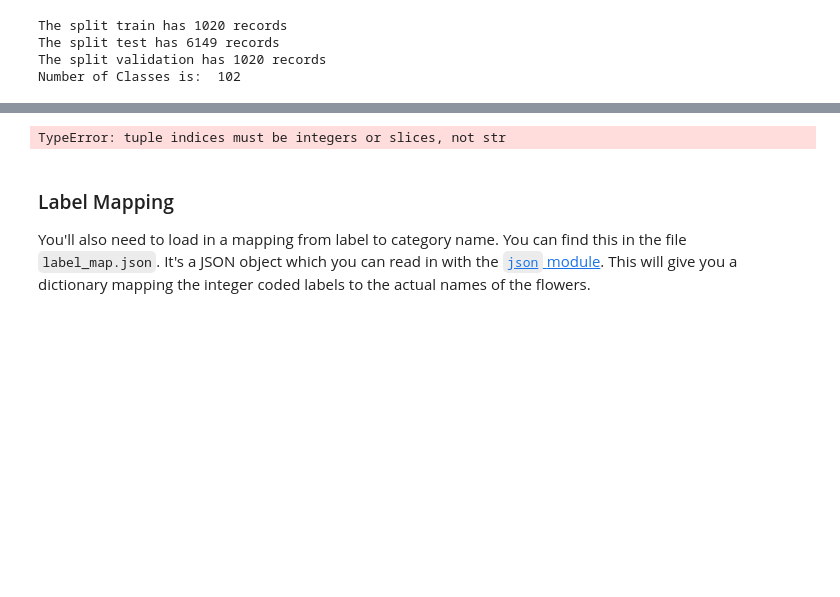
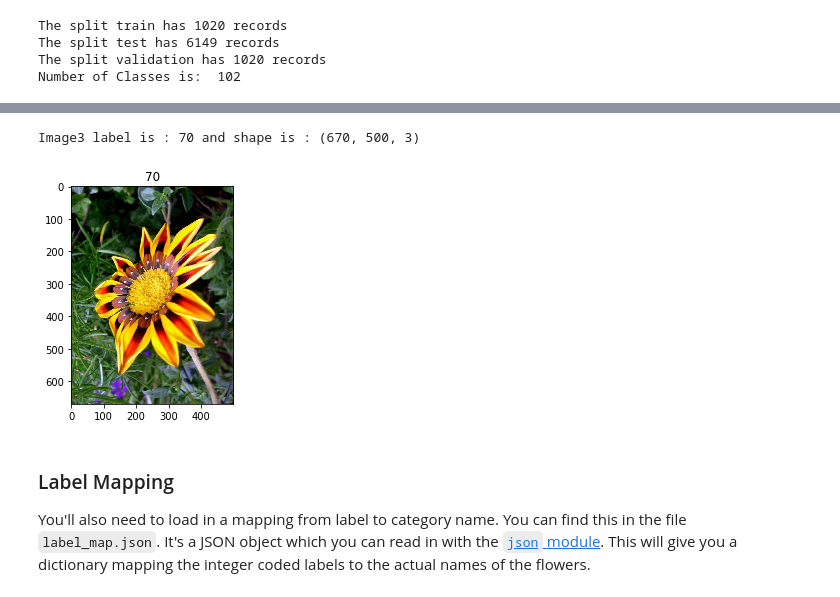
Before and after one commit to dwolfs/intro-to-ml-tensorflow, a Jupyter notebook: projects/p2_image_classifier/Project_Image_Classifier_Project.ipynb, the cells around one changed output, grey strips where cells are left out. Saved outputs shown, nothing was run; the diff lists cells and outputs as text; code cells hidden in the pictures; blank space fills up the shorter version.

```diff
--- a/projects/p2_image_classifier/Project_Image_Classifier_Project.ipynb
+++ b/projects/p2_image_classifier/Project_Image_Classifier_Project.ipynb
@@ -135,12 +147,13 @@ TypeError: tuple indices must be integers or slices, not str
 # %%
 for img in training_set.take(3):
-    image,label,shape = img['image'], img['label'], img['image'].shape
+    image,label,shape = img[0], img[1], img[0].shape
     plt.imshow(image.numpy())
     plt.title(label.numpy())
 
 print(('Image3 label is : {0} and shape is : {1}').format(label,shape))
 # %% [output]
-TypeError: tuple indices must be integers or slices, not str
+Image3 label is : 70 and shape is : (670, 500, 3)
+[figure, added]
 # %% [markdown]
 ### Label Mapping
 
```
Also changed, not shown: parts of 15 cells of this notebook.
